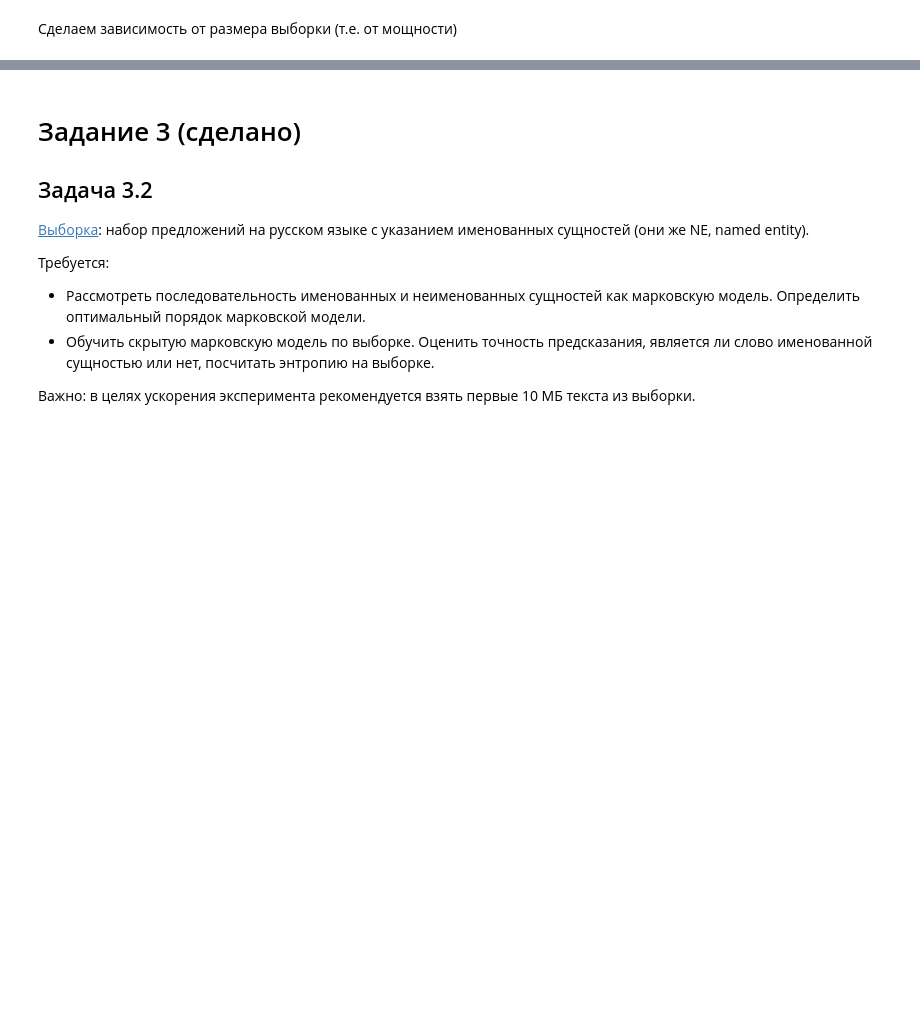
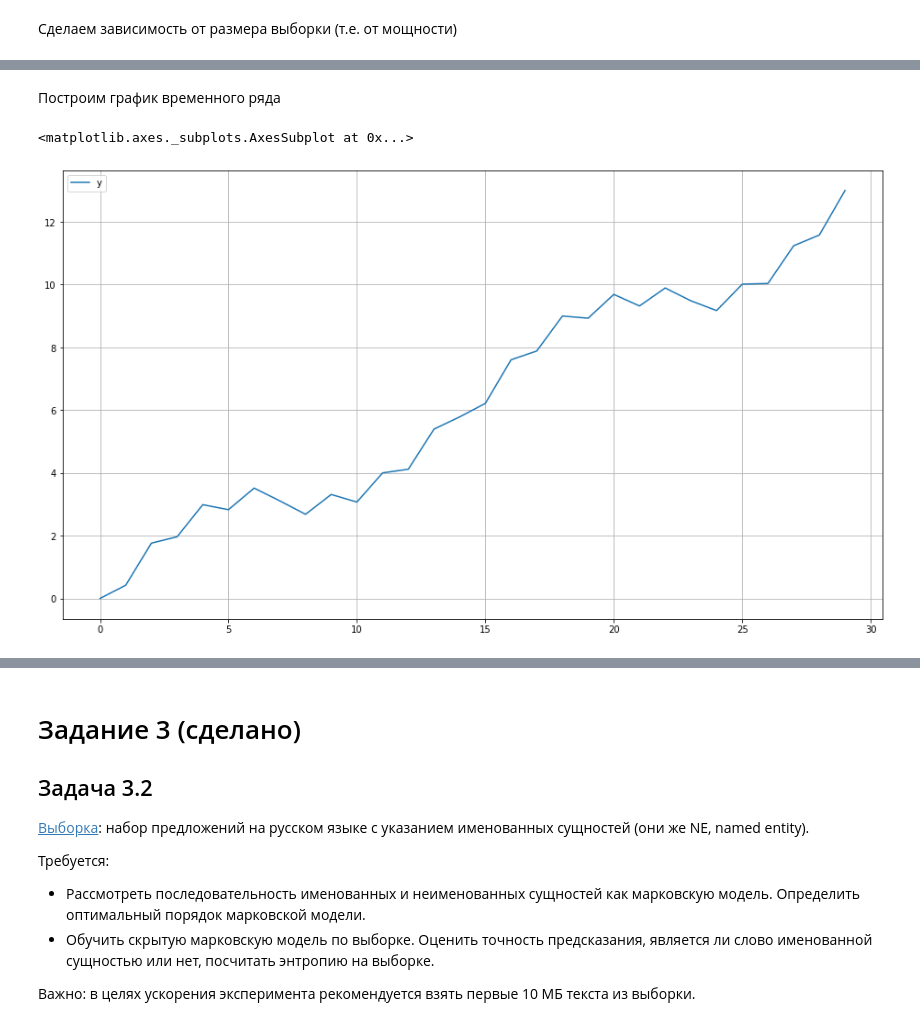
Before and after one commit to yk4r2/AppliedStats, a Jupyter notebook: MIPT/labs/lab2/main.ipynb, the cells around one changed output, grey strips where cells are left out. Cells and saved outputs as stored; diff of their text form; code cells hidden in the pictures; blank space fills up the shorter version.

```diff
--- a/MIPT/labs/lab2/main.ipynb
+++ b/MIPT/labs/lab2/main.ipynb
@@ -130,0 +240,3 @@ UPD: параметры p и q для ARMA можно оценить при по
+# %%
+data = read_csv('data/2.2.csv')
+data.sample(5)
@@ -130,0 +250,7 @@ UPD: параметры p и q для ARMA можно оценить при по
+# %% [markdown]
+Построим график временного ряда
+# %%
+data.plot(figsize=(16, 9), grid=True, legend=True)
+# %% [output]
+<matplotlib.axes._subplots.AxesSubplot at 0x...>
+[figure, added]
```
Also changed, not shown: parts of 78 cells of this notebook.
